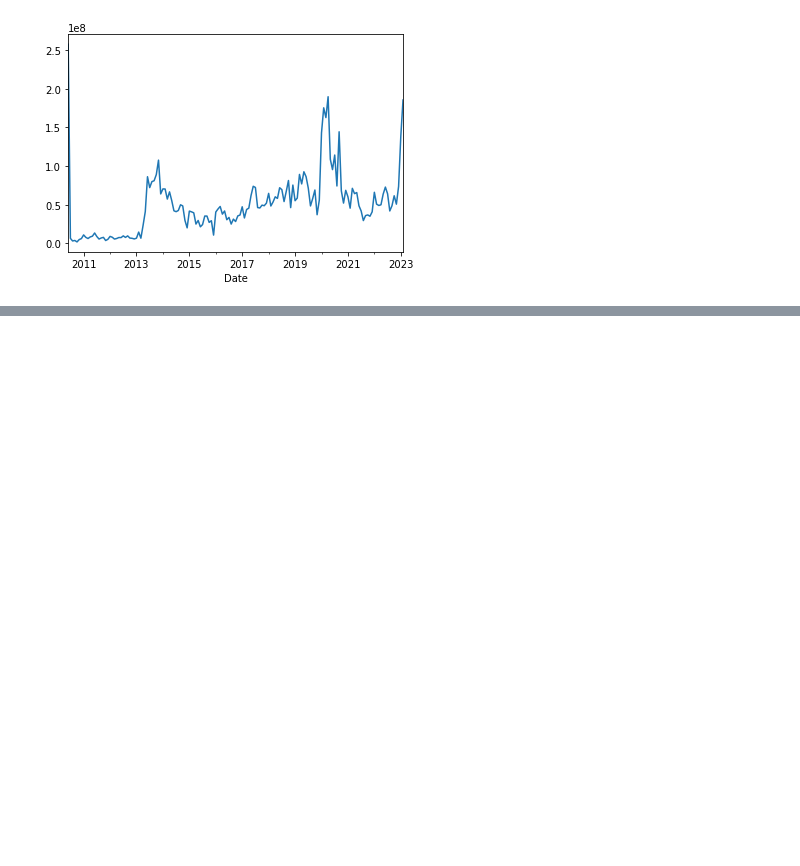
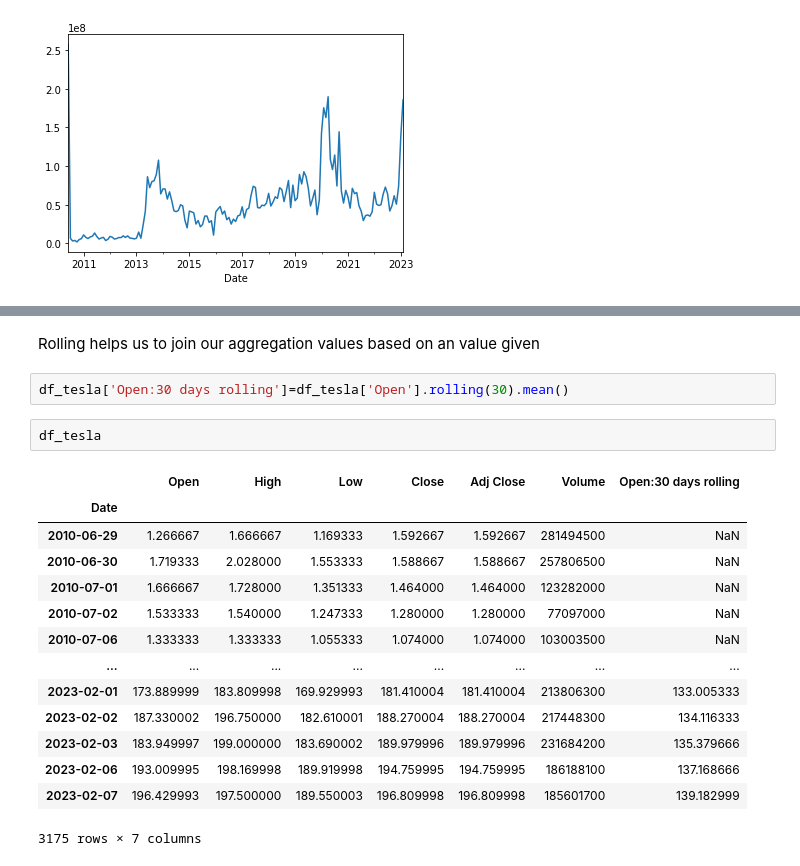
Before and after one commit to Younes-Piro/Time_series, a Jupyter notebook: Time series TSLA EDA.ipynb, the cells around one changed output, grey strips where cells are left out. Saved outputs shown, nothing was run; the diff lists cells and outputs as text; blank space fills up the shorter version.

```diff
--- a/Time series TSLA EDA.ipynb
+++ b/Time series TSLA EDA.ipynb
@@ -197,0 +229,21 @@ df_tesla.resample(rule='M').min()['Volume'].plot()
+# %% [markdown]
+Rolling helps us to join our aggregation values based on an value given
+# %%
+df_tesla['Open:30 days rolling']=df_tesla['Open'].rolling(30).mean()
+# %%
+df_tesla
+# %% [output]
+|  | Open | High | Low | Close | Adj Close | Volume | Open:30 days rolling |
+| Date |  |  |  |  |  |  |  |
+| 2010-06-29 | 1.266667 | 1.666667 | 1.169333 | 1.592667 | 1.592667 | 281494500 | NaN |
+| 2010-06-30 | 1.719333 | 2.028000 | 1.553333 | 1.588667 | 1.588667 | 257806500 | NaN |
+| 2010-07-01 | 1.666667 | 1.728000 | 1.351333 | 1.464000 | 1.464000 | 123282000 | NaN |
+| 2010-07-02 | 1.533333 | 1.540000 | 1.247333 | 1.280000 | 1.280000 | 77097000 | NaN |
+| 2010-07-06 | 1.333333 | 1.333333 | 1.055333 | 1.074000 | 1.074000 | 103003500 | NaN |
+| ... | ... | ... | ... | ... | ... | ... | ... |
+| 2023-02-01 | 173.889999 | 183.809998 | 169.929993 | 181.410004 | 181.410004 | 213806300 | 133.005333 |
+| 2023-02-02 | 187.330002 | 196.750000 | 182.610001 | 188.270004 | 188.270004 | 217448300 | 134.116333 |
+| 2023-02-03 | 183.949997 | 199.000000 | 183.690002 | 189.979996 | 189.979996 | 231684200 | 135.379666 |
+| 2023-02-06 | 193.009995 | 198.169998 | 189.919998 | 194.759995 | 194.759995 | 186188100 | 137.168666 |
+| 2023-02-07 | 196.429993 | 197.500000 | 189.550003 | 196.809998 | 196.809998 | 185601700 | 139.182999 |
+3175 rows × 7 columns
```
Also changed, not shown: parts of 17 cells of this notebook, 1 other file.
